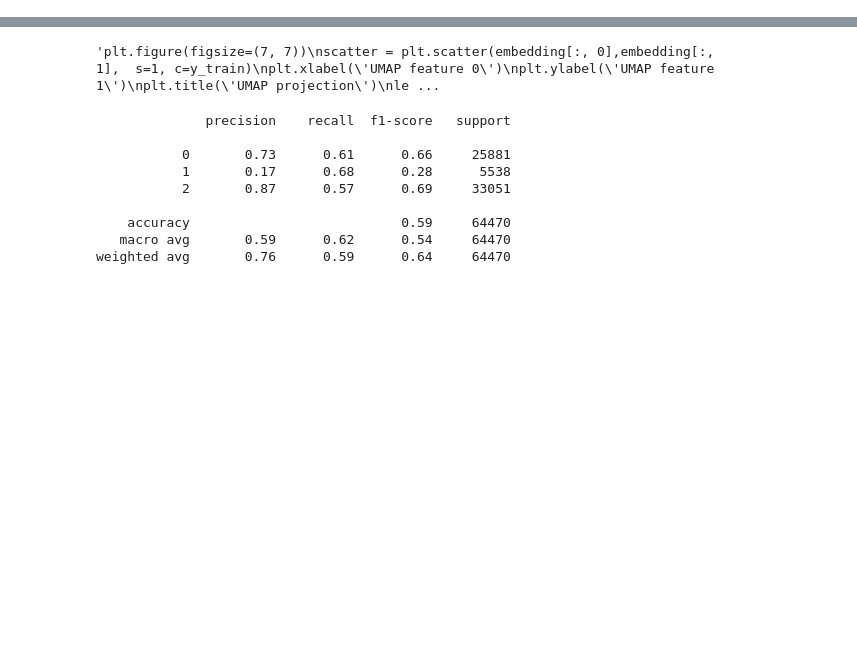
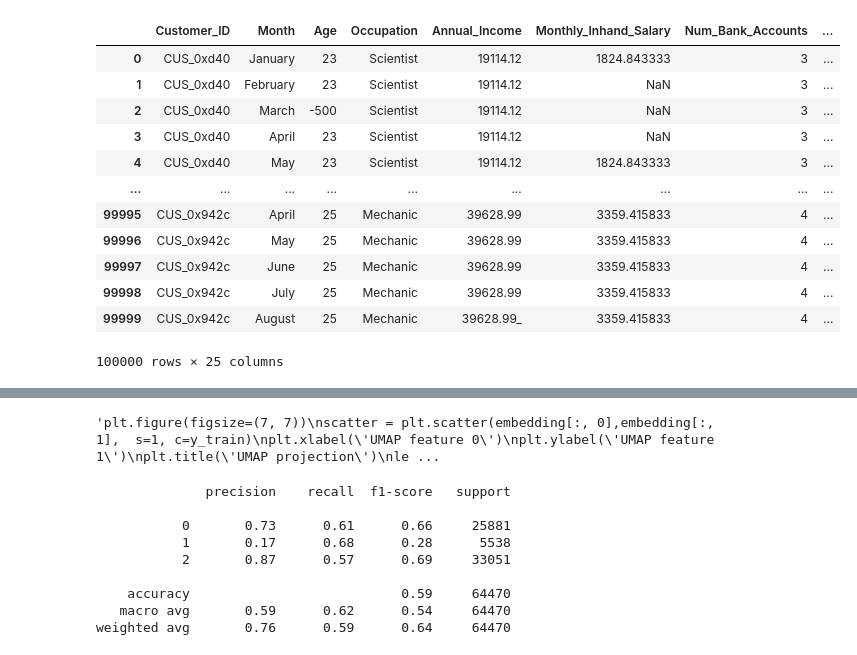
Before and after one commit to Wronsmin/ML_Project, a Jupyter notebook: src/prova.ipynb, the cells around one changed output, grey strips where cells are left out. Cells and saved outputs as stored; diff of their text form; code cells hidden in the pictures; blank space fills up the shorter version.

```diff
--- a/src/prova.ipynb
+++ b/src/prova.ipynb
@@ -19,0 +94,3 @@ from umap import UMAP
+# %%
+mask = df.Customer_ID == customers[60]
+df.loc[mask, 'Credit_Mix':]
@@ -19,0 +107,6 @@ from umap import UMAP
+# %%
+customers = tmp.Customer_ID.unique()
+
+for customer in tqdm(customers):
+    mask = tmp.Customer_ID == customer
+    tmp.loc[mask, num_nan + cat_nan] = preprocessor.fit_transform(tmp[mask])
@@ -19,0 +180,15 @@ from umap import UMAP
+# %%
+features_tmp = ['Age','Annual_Income', 'Num_Bank_Accounts', 'Occupation',
+                'Num_Credit_Card', 'Num_of_Loan', 'Interest_Rate',
+                'Outstanding_Debt', 'Total_EMI_per_month', 'Credit_Mix']
+
+for feature in features_tmp:
+    tmp = df[['Customer_ID',
+               feature]].groupby('Customer_ID')[feature].apply(mode)
+    df[feature] = df['Customer_ID'].map(tmp.to_dict())
+# %%
+# low_memory=False because it has 26 columns with mixed types
+df1 = pd.read_csv("../Data/test.csv", low_memory=False)
+# remove redundant features
+df1.drop(columns=['ID', 'Name', 'SSN'], inplace=True)
+df1.head()
@@ -19,0 +203,16 @@ from umap import UMAP
+# %%
+df[df.Customer_ID.isin(df1.Customer_ID)]
+# %% [output]
+|  | Customer_ID | Month | Age | Occupation | Annual_Income | Monthly_Inhand_Salary | Num_Bank_Accounts | ... |
+| 0 | CUS_0xd40 | January | 23 | Scientist | 19114.12 | 1824.843333 | 3 | ... |
+| 1 | CUS_0xd40 | February | 23 | Scientist | 19114.12 | NaN | 3 | ... |
+| 2 | CUS_0xd40 | March | -500 | Scientist | 19114.12 | NaN | 3 | ... |
+| 3 | CUS_0xd40 | April | 23 | Scientist | 19114.12 | NaN | 3 | ... |
+| 4 | CUS_0xd40 | May | 23 | Scientist | 19114.12 | 1824.843333 | 3 | ... |
+| ... | ... | ... | ... | ... | ... | ... | ... | ... |
+| 99995 | CUS_0x942c | April | 25 | Mechanic | 39628.99 | 3359.415833 | 4 | ... |
+| 99996 | CUS_0x942c | May | 25 | Mechanic | 39628.99 | 3359.415833 | 4 | ... |
+| 99997 | CUS_0x942c | June | 25 | Mechanic | 39628.99 | 3359.415833 | 4 | ... |
+| 99998 | CUS_0x942c | July | 25 | Mechanic | 39628.99 | 3359.415833 | 4 | ... |
+| 99999 | CUS_0x942c | August | 25 | Mechanic | 39628.99_ | 3359.415833 | 4 | ... |
+100000 rows × 25 columns
```
Also changed, not shown: parts of 17 cells of this notebook, 6 other files.
